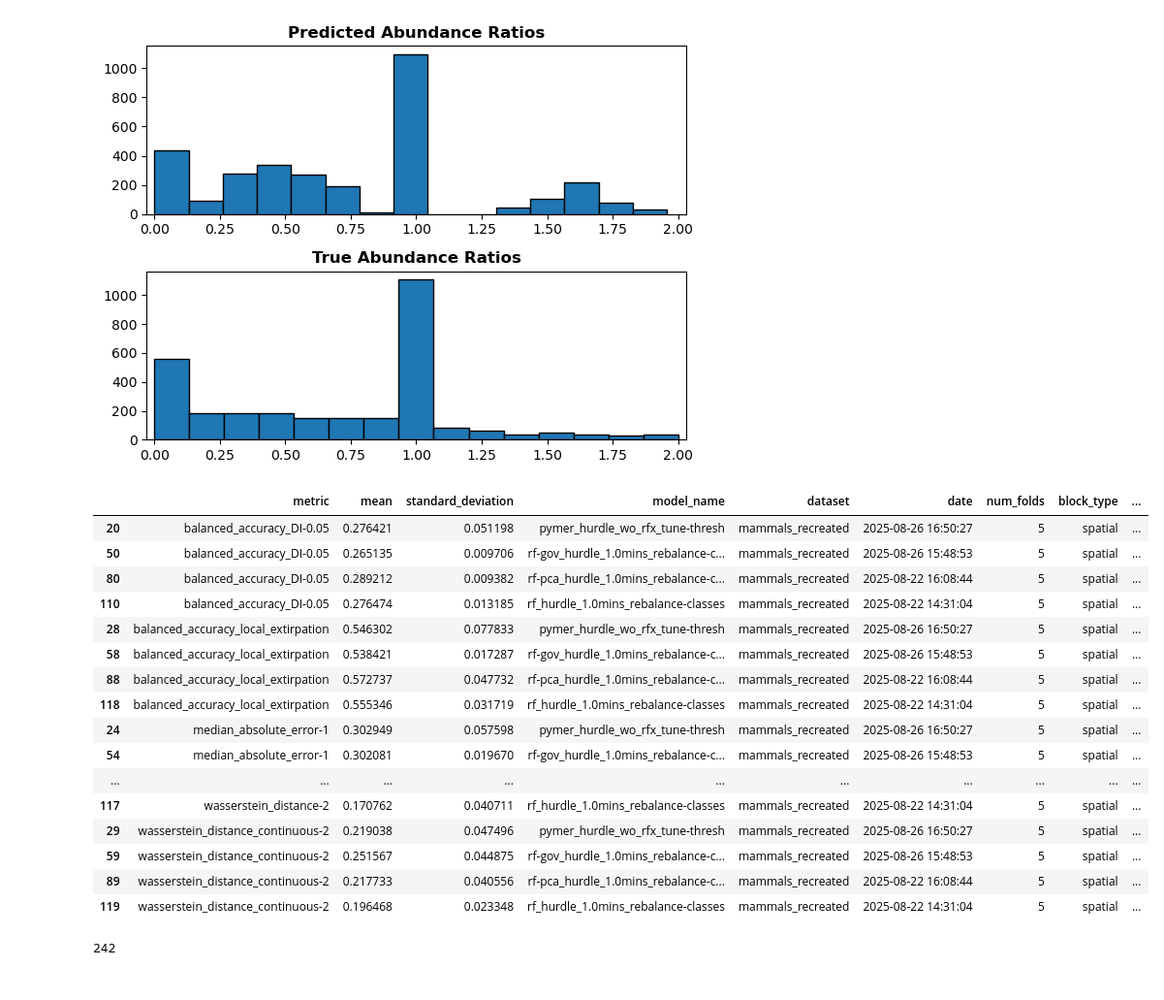
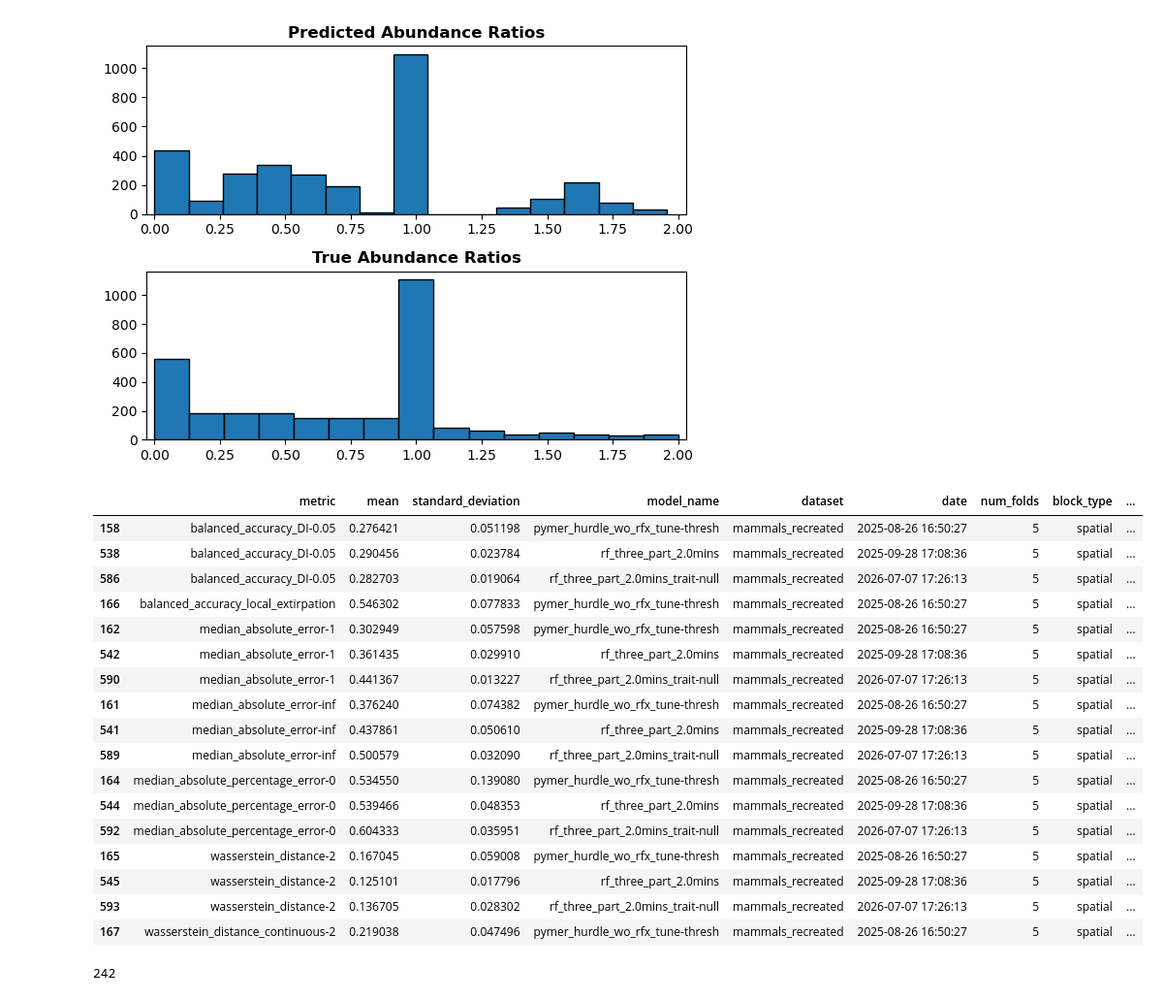
Before and after one commit to emiliolr/life-hunting, a Jupyter notebook: notebooks/scratch.ipynb, the cells around one changed output. Shown at 97% size. Drawn from its saved outputs; the diff is of its cells as text; code cells hidden in the pictures.

```diff
--- a/notebooks/scratch.ipynb
+++ b/notebooks/scratch.ipynb
@@ -203,26 +197,30 @@ fig, ax = plot_ratio_distribution_comparison(true_ratios = y_true,
 # %%
 gov_results = pd.read_csv('/Users/emiliolr/Desktop/life-hunting/testing_governance/cross_val_results_all_metrics.csv')
 
 block = 'spatial'
-gov_results[(gov_results['block_type'] == block) & (~gov_results['metric'].str.contains('mean'))].sort_values(by = ['metric', 'model_name'])
+models = ['rf_three_part_2.0mins_trait-null', 'rf_three_part_2.0mins', 'pymer_hurdle_wo_rfx_tune-thresh']
+# gov_results[gov_results['model_name'] == 'rf_three_part_2.0mins']
+gov_results[(gov_results['block_type'] == block) & (~gov_results['metric'].str.contains('mean')) & gov_results['model_name'].isin(models) & (gov_results['dataset'] == 'mammals_recreated')].sort_values(by = ['metric', 'model_name'])
+# print(gov_results.model_name.value_counts())
 # %% [output]
 |  | metric | mean | standard_deviation | model_name | dataset | date | num_folds | block_type | ... |
-| 20 | balanced_accuracy_DI-0.05 | 0.276421 | 0.051198 | pymer_hurdle_wo_rfx_tune-thresh | mammals_recreated | 2025-08-26 16:50:27 | 5 | spatial | ... |
-| 50 | balanced_accuracy_DI-0.05 | 0.265135 | 0.009706 | rf-gov_hurdle_1.0mins_rebalance-c... | mammals_recreated | 2025-08-26 15:48:53 | 5 | spatial | ... |
-| 80 | balanced_accuracy_DI-0.05 | 0.289212 | 0.009382 | rf-pca_hurdle_1.0mins_rebalance-c... | mammals_recreated | 2025-08-22 16:08:44 | 5 | spatial | ... |
-| 110 | balanced_accuracy_DI-0.05 | 0.276474 | 0.013185 | rf_hurdle_1.0mins_rebalance-classes | mammals_recreated | 2025-08-22 14:31:04 | 5 | spatial | ... |
-| 28 | balanced_accuracy_local_extirpation | 0.546302 | 0.077833 | pymer_hurdle_wo_rfx_tune-thresh | mammals_recreated | 2025-08-26 16:50:27 | 5 | spatial | ... |
-| 58 | balanced_accuracy_local_extirpation | 0.538421 | 0.017287 | rf-gov_hurdle_1.0mins_rebalance-c... | mammals_recreated | 2025-08-26 15:48:53 | 5 | spatial | ... |
-| 88 | balanced_accuracy_local_extirpation | 0.572737 | 0.047732 | rf-pca_hurdle_1.0mins_rebalance-c... | mammals_recreated | 2025-08-22 16:08:44 | 5 | spatial | ... |
-| 118 | balanced_accuracy_local_extirpation | 0.555346 | 0.031719 | rf_hurdle_1.0mins_rebalance-classes | mammals_recreated | 2025-08-22 14:31:04 | 5 | spatial | ... |
-| 24 | median_absolute_error-1 | 0.302949 | 0.057598 | pymer_hurdle_wo_rfx_tune-thresh | mammals_recreated | 2025-08-26 16:50:27 | 5 | spatial | ... |
-| 54 | median_absolute_error-1 | 0.302081 | 0.019670 | rf-gov_hurdle_1.0mins_rebalance-c... | mammals_recreated | 2025-08-26 15:48:53 | 5 | spatial | ... |
-| ... | ... | ... | ... | ... | ... | ... | ... | ... | ... |
-| 117 | wasserstein_distance-2 | 0.170762 | 0.040711 | rf_hurdle_1.0mins_rebalance-classes | mammals_recreated | 2025-08-22 14:31:04 | 5 | spatial | ... |
-| 29 | wasserstein_distance_continuous-2 | 0.219038 | 0.047496 | pymer_hurdle_wo_rfx_tune-thresh | mammals_recreated | 2025-08-26 16:50:27 | 5 | spatial | ... |
-| 59 | wasserstein_distance_continuous-2 | 0.251567 | 0.044875 | rf-gov_hurdle_1.0mins_rebalance-c... | mammals_recreated | 2025-08-26 15:48:53 | 5 | spatial | ... |
-| 89 | wasserstein_distance_continuous-2 | 0.217733 | 0.040556 | rf-pca_hurdle_1.0mins_rebalance-c... | mammals_recreated | 2025-08-22 16:08:44 | 5 | spatial | ... |
-| 119 | wasserstein_distance_continuous-2 | 0.196468 | 0.023348 | rf_hurdle_1.0mins_rebalance-classes | mammals_recreated | 2025-08-22 14:31:04 | 5 | spatial | ... |
+| 158 | balanced_accuracy_DI-0.05 | 0.276421 | 0.051198 | pymer_hurdle_wo_rfx_tune-thresh | mammals_recreated | 2025-08-26 16:50:27 | 5 | spatial | ... |
+| 538 | balanced_accuracy_DI-0.05 | 0.290456 | 0.023784 | rf_three_part_2.0mins | mammals_recreated | 2025-09-28 17:08:36 | 5 | spatial | ... |
+| 586 | balanced_accuracy_DI-0.05 | 0.282703 | 0.019064 | rf_three_part_2.0mins_trait-null | mammals_recreated | 2026-07-07 17:26:13 | 5 | spatial | ... |
+| 166 | balanced_accuracy_local_extirpation | 0.546302 | 0.077833 | pymer_hurdle_wo_rfx_tune-thresh | mammals_recreated | 2025-08-26 16:50:27 | 5 | spatial | ... |
+| 162 | median_absolute_error-1 | 0.302949 | 0.057598 | pymer_hurdle_wo_rfx_tune-thresh | mammals_recreated | 2025-08-26 16:50:27 | 5 | spatial | ... |
+| 542 | median_absolute_error-1 | 0.361435 | 0.029910 | rf_three_part_2.0mins | mammals_recreated | 2025-09-28 17:08:36 | 5 | spatial | ... |
+| 590 | median_absolute_error-1 | 0.441367 | 0.013227 | rf_three_part_2.0mins_trait-null | mammals_recreated | 2026-07-07 17:26:13 | 5 | spatial | ... |
+| 161 | median_absolute_error-inf | 0.376240 | 0.074382 | pymer_hurdle_wo_rfx_tune-thresh | mammals_recreated | 2025-08-26 16:50:27 | 5 | spatial | ... |
+| 541 | median_absolute_error-inf | 0.437861 | 0.050610 | rf_three_part_2.0mins | mammals_recreated | 2025-09-28 17:08:36 | 5 | spatial | ... |
+| 589 | median_absolute_error-inf | 0.500579 | 0.032090 | rf_three_part_2.0mins_trait-null | mammals_recreated | 2026-07-07 17:26:13 | 5 | spatial | ... |
+| 164 | median_absolute_percentage_error-0 | 0.534550 | 0.139080 | pymer_hurdle_wo_rfx_tune-thresh | mammals_recreated | 2025-08-26 16:50:27 | 5 | spatial | ... |
+| 544 | median_absolute_percentage_error-0 | 0.539466 | 0.048353 | rf_three_part_2.0mins | mammals_recreated | 2025-09-28 17:08:36 | 5 | spatial | ... |
+| 592 | median_absolute_percentage_error-0 | 0.604333 | 0.035951 | rf_three_part_2.0mins_trait-null | mammals_recreated | 2026-07-07 17:26:13 | 5 | spatial | ... |
+| 165 | wasserstein_distance-2 | 0.167045 | 0.059008 | pymer_hurdle_wo_rfx_tune-thresh | mammals_recreated | 2025-08-26 16:50:27 | 5 | spatial | ... |
+| 545 | wasserstein_distance-2 | 0.125101 | 0.017796 | rf_three_part_2.0mins | mammals_recreated | 2025-09-28 17:08:36 | 5 | spatial | ... |
+| 593 | wasserstein_distance-2 | 0.136705 | 0.028302 | rf_three_part_2.0mins_trait-null | mammals_recreated | 2026-07-07 17:26:13 | 5 | spatial | ... |
+| 167 | wasserstein_distance_continuous-2 | 0.219038 | 0.047496 | pymer_hurdle_wo_rfx_tune-thresh | mammals_recreated | 2025-08-26 16:50:27 | 5 | spatial | ... |
 # %%
 ben_lop = pd.read_csv('/Users/emiliolr/Google Drive/My Drive/LIFE/datasets/derived_datasets/benitez_lopez2019_recreated/benitez_lopez2019_recreated_extended.csv')
 m = (ben_lop['Body_Mass'] < 1000)
```
Also changed, not shown: parts of 39 cells of this notebook, 14 other files.
